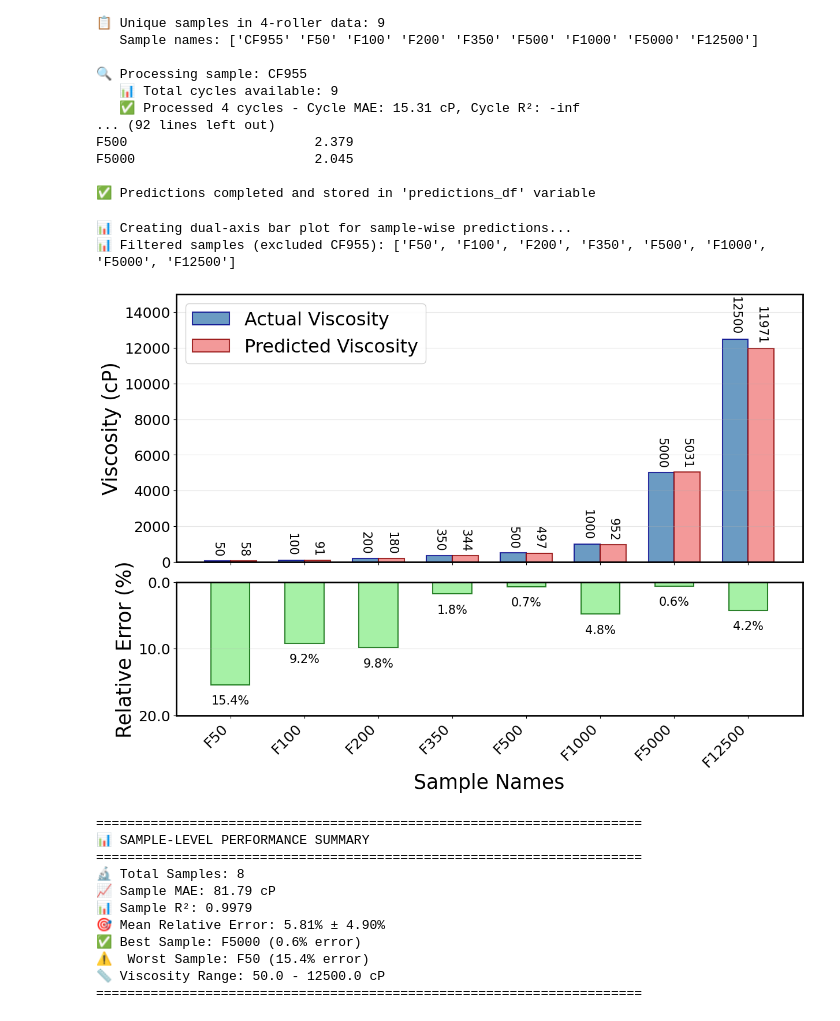
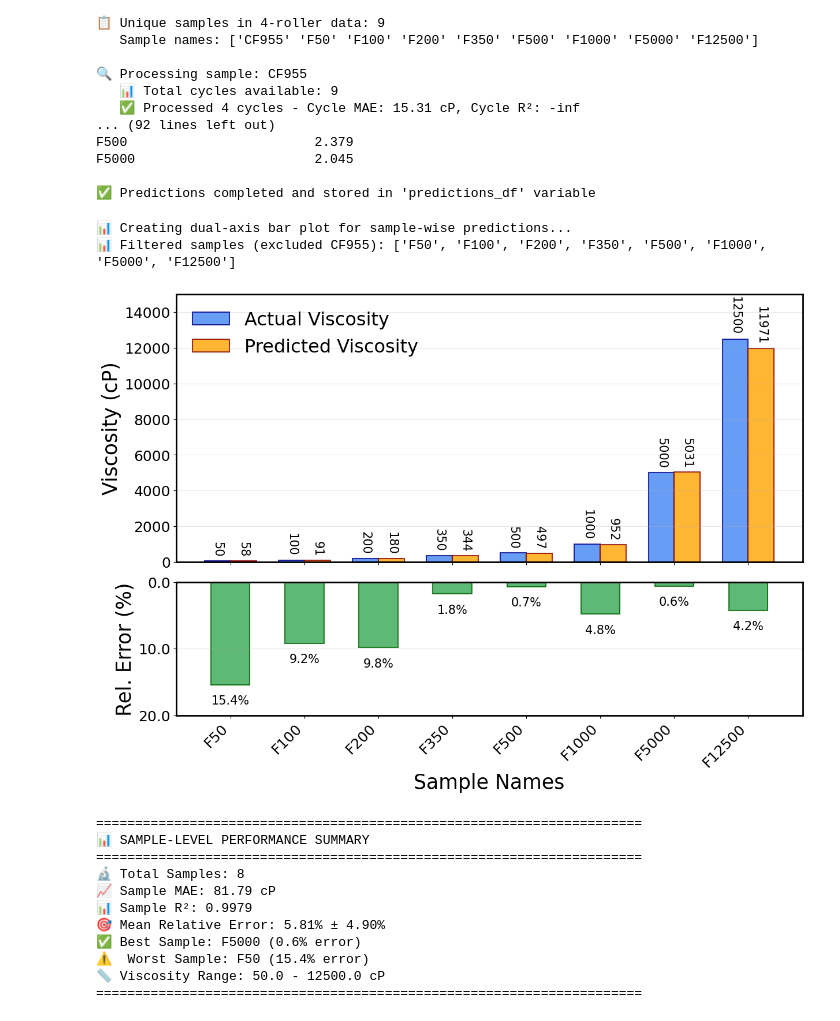
Before and after one commit to mahdi-rstgr/Micro_Liquid_Handling, a Jupyter notebook: Applications/Viscosity_estimation/ML_sigmoid.ipynb, the cells around one changed output. Cells and saved outputs as stored; diff of their text form; code cells hidden in the pictures.

```diff
--- a/Applications/Viscosity_estimation/ML_sigmoid.ipynb
+++ b/Applications/Viscosity_estimation/ML_sigmoid.ipynb
@@ -1445,7 +1445,7 @@ if len(results) > 0:
     # ================================================================
 
     # Create comprehensive comparison visualization
-    fig = plt.figure(figsize=(20, 8))
+    fig = plt.figure(figsize=(21, 8))
 
     # Plot 1: Performance Metrics Comparison
     ax1 = plt.subplot(1, 3, 1)
@@ -1465,7 +1465,7 @@ if len(results) > 0:
     ax1.set_xticks(x_pos)
     ax1.set_xticklabels(config_labels, rotation=0, fontsize=20)
     ax1.tick_params(axis='y', labelsize=20)
-    ax1.legend(fontsize=20)
+    ax1.legend(fontsize=20, framealpha=0)
     ax1.grid(True, alpha=0.3)
     ax1.set_ylim(0, 1.3)
 
@@ -2135,12 +2135,12 @@ else:
     # Make figure border black and thicker
     for spine in ax_main.spines.values():
         spine.set_color('black')
-        spine.set_linewidth(1)
+        spine.set_linewidth(2)
 
     # Add borders
-    for spine in ax2.spines.values():
+    for spine in inset_ax.spines.values():
         spine.set_color('black')
-        spine.set_linewidth(1.5)
+        spine.set_linewidth(2)
 
     plt.tight_layout()
     plt.show()
@@ -2420,10 +2420,10 @@ if 'predictions_df' in locals() and not predictions_df.empty:
 
     # Create grouped bars for actual and predicted viscosity
     bars1 = ax_top.bar(x_pos - width/2, actual_viscosity, width,
-                      label='Actual Viscosity', color='steelblue',
+                      label='Actual Viscosity', color='#4285F4',
                       edgecolor='darkblue', linewidth=1.5, alpha=0.8)
     bars2 = ax_top.bar(x_pos + width/2, predicted_viscosity, width,
-                      label='Predicted Viscosity', color='lightcoral',
+                      label='Predicted Viscosity', color='#FFA500',
                       edgecolor='darkred', linewidth=1.5, alpha=0.8)
 
     # Add value labels on top of bars
@@ -2435,7 +2435,7 @@ if 'predictions_df' in locals() and not predictions_df.empty:
 
     # Formatting for top subplot
     ax_top.set_ylabel('Viscosity (cP)', fontsize=25)
-    ax_top.legend(fontsize=23, loc='upper left', framealpha=0.9)
+    ax_top.legend(fontsize=23, loc='upper left', framealpha=0.0)
     ax_top.grid(True, alpha=0.3, axis='y')
     ax_top.tick_params(axis='y', labelsize=18)
 
@@ -2449,7 +2449,7 @@ if 'predictions_df' in locals() and not predictions_df.empty:
 
     # Create bars for relative error (inverted to show as "bottom half")
     bars3 = ax_bottom.bar(x_pos, -relative_error, width*1.5,
-                         label='Relative Error (%)', color='lightgreen',
+                         label='Relative Error (%)', color='#34A853',
                          edgecolor='darkgreen', linewidth=1.5, alpha=0.8)
 
     # Add value labels on bars
@@ -2459,7 +2459,7 @@ if 'predictions_df' in locals() and not predictions_df.empty:
 
     # Formatting for bottom subplot
     ax_bottom.set_xlabel('Sample Names', fontsize=25)
-    ax_bottom.set_ylabel('Relative Error (%)', fontsize=25)
+    ax_bottom.set_ylabel('Rel. Error (%)', fontsize=25)
     ax_bottom.set_xticks(x_pos)
     ax_bottom.set_xticklabels(sample_names, rotation=45, ha='right', fontsize=20)
     ax_bottom.grid(True, alpha=0.3, axis='y')
@@ -2484,34 +2484,34 @@ if 'predictions_df' in locals() and not predictions_df.empty:
         for spine in ax.spines.values():
             spine.set_color('black')
             spine.set_linewidth(2)
 
     plt.tight_layout()
     plt.subplots_adjust(bottom=0.15)  # Make room for summary text
     plt.show()
 
     # ================================================================
     # 📊 PRINT SUMMARY STATISTICS
     # ================================================================
 
     print("\n" + "="*70)
     print("📊 SAMPLE-LEVEL PERFORMANCE SUMMARY")
     print("="*70)
     print(f"🔬 Total Samples: {len(sample_names)}")
     print(f"📈 Sample MAE: {sample_mae:.2f} cP")
     print(f"📊 Sample R²: {sample_r2:.4f}")
     print(f"🎯 Mean Relative Error: {np.mean(relative_error):.2f}% ± {np.std(relative_error):.2f}%")
     print(f"✅ Best Sample: {sample_names[np.argmin(relative_error)]} ({np.min(relative_error):.1f}% error)")
     print(f"⚠️  Worst Sample: {sample_names[np.argmax(relative_error)]} ({np.max(relative_error):.1f}% error)")
     print(f"📏 Viscosity Range: {np.min(actual_viscosity):.1f} - {np.max(actual_viscosity):.1f} cP")
     print("="*70)
 
 else:
     print("❌ No predictions data available for visualization!")
     print("   Please run the previous cell first to generate sample predictions.")
 # %% [output]
 📊 Creating dual-axis bar plot for sample-wise predictions...
 📊 Filtered samples (excluded CF955): ['F50', 'F100', 'F200', 'F350', 'F500', 'F1000', 'F5000', 'F12500']
-[figure, old version]
+[figure, new version]
 ======================================================================
 📊 SAMPLE-LEVEL PERFORMANCE SUMMARY
 ======================================================================
```
Also changed, not shown: parts of 2 cells of this notebook.
